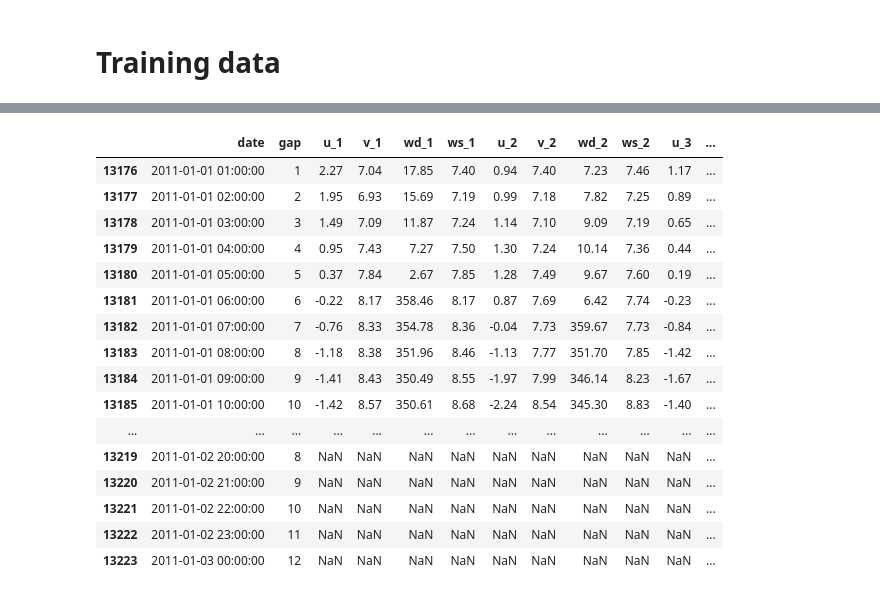
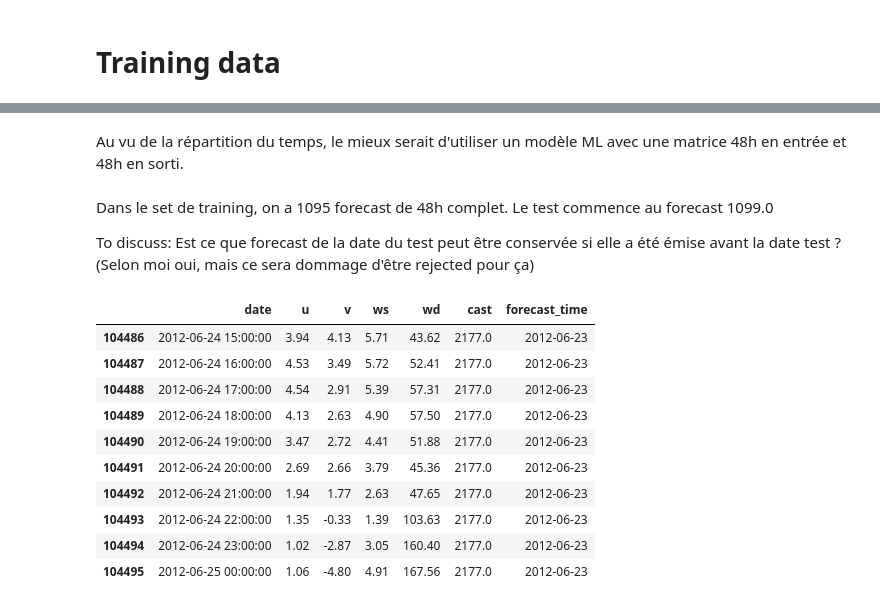
Before and after one commit to MorganeVives/DataChallenge_WP_phase2, a Jupyter notebook: EDA_MV.ipynb, the cells around one changed output, grey strips where cells are left out. Saved outputs shown, nothing was run; the diff lists cells and outputs as text; code cells hidden in the pictures.

```diff
--- a/EDA_MV.ipynb
+++ b/EDA_MV.ipynb
@@ -62,8 +38,8 @@ def adding_hours(h):
     return timedelta(hours = h)
 
 def date_conversion(df):
-    df['date_conv'] = df.date.apply(lambda x: integer2date(x))
+    df['forecast_time'] = df.date.apply(lambda x: integer2date(x))
     df['hours_added'] = df.hors.apply(lambda x: adding_hours(x))
-    df['date'] = df['date_conv'] + df['hours_added']
-    df = df.drop(columns = ['date_conv', 'hours_added', 'hors'], axis = 1)
+    df['date'] = df['forecast_time'] + df['hours_added']
+    df = df.drop(['hours_added', 'hors'], axis = 1)
     return df
@@ -118,3 +68,0 @@ wp_1_training = training_data_1[['date', 'wp1']]
-# %%
-wp_1_forecast = date_conversion(wp_1_forecast)
-wp_1_forecast = finding_batch_forecast(wp_1_forecast)
@@ -158,20 +69,6 @@ wp_1_forecast
-# %%
-wp_1_forecast[(wp_1_forecast.date >= test_start_date) & (wp_1_forecast.date <= test_end_date)].head(48)
-# %% [output]
-|  | date | gap | u_1 | v_1 | wd_1 | ws_1 | u_2 | v_2 | wd_2 | ws_2 | u_3 | ... |
-| 13176 | 2011-01-01 01:00:00 | 1 | 2.27 | 7.04 | 17.85 | 7.40 | 0.94 | 7.40 | 7.23 | 7.46 | 1.17 | ... |
-| 13177 | 2011-01-01 02:00:00 | 2 | 1.95 | 6.93 | 15.69 | 7.19 | 0.99 | 7.18 | 7.82 | 7.25 | 0.89 | ... |
-| 13178 | 2011-01-01 03:00:00 | 3 | 1.49 | 7.09 | 11.87 | 7.24 | 1.14 | 7.10 | 9.09 | 7.19 | 0.65 | ... |
-| 13179 | 2011-01-01 04:00:00 | 4 | 0.95 | 7.43 | 7.27 | 7.50 | 1.30 | 7.24 | 10.14 | 7.36 | 0.44 | ... |
-| 13180 | 2011-01-01 05:00:00 | 5 | 0.37 | 7.84 | 2.67 | 7.85 | 1.28 | 7.49 | 9.67 | 7.60 | 0.19 | ... |
-| 13181 | 2011-01-01 06:00:00 | 6 | -0.22 | 8.17 | 358.46 | 8.17 | 0.87 | 7.69 | 6.42 | 7.74 | -0.23 | ... |
-| 13182 | 2011-01-01 07:00:00 | 7 | -0.76 | 8.33 | 354.78 | 8.36 | -0.04 | 7.73 | 359.67 | 7.73 | -0.84 | ... |
-| 13183 | 2011-01-01 08:00:00 | 8 | -1.18 | 8.38 | 351.96 | 8.46 | -1.13 | 7.77 | 351.70 | 7.85 | -1.42 | ... |
-| 13184 | 2011-01-01 09:00:00 | 9 | -1.41 | 8.43 | 350.49 | 8.55 | -1.97 | 7.99 | 346.14 | 8.23 | -1.67 | ... |
-| 13185 | 2011-01-01 10:00:00 | 10 | -1.42 | 8.57 | 350.61 | 8.68 | -2.24 | 8.54 | 345.30 | 8.83 | -1.40 | ... |
-| ... | ... | ... | ... | ... | ... | ... | ... | ... | ... | ... | ... | ... |
-| 13219 | 2011-01-02 20:00:00 | 8 | NaN | NaN | NaN | NaN | NaN | NaN | NaN | NaN | NaN | ... |
-| 13220 | 2011-01-02 21:00:00 | 9 | NaN | NaN | NaN | NaN | NaN | NaN | NaN | NaN | NaN | ... |
-| 13221 | 2011-01-02 22:00:00 | 10 | NaN | NaN | NaN | NaN | NaN | NaN | NaN | NaN | NaN | ... |
-| 13222 | 2011-01-02 23:00:00 | 11 | NaN | NaN | NaN | NaN | NaN | NaN | NaN | NaN | NaN | ... |
-| 13223 | 2011-01-03 00:00:00 | 12 | NaN | NaN | NaN | NaN | NaN | NaN | NaN | NaN | NaN | ... |
+# %% [markdown]
+Au vu de la répartition du temps, le mieux serait d'utiliser un modèle ML avec une matrice 48h en entrée et 48h en sorti.
+# %% [markdown]
+Dans le set de training, on a 1095 forecast de 48h complet. Le test commence au forecast 1099.0
+
+To discuss: Est ce que forecast de la date du test peut être conservée si elle a été émise avant la date test ? (Selon moi oui, mais ce sera dommage d'être rejected pour ça)
@@ -177,0 +81,16 @@ wp_1_forecast[(wp_1_forecast.date >= test_start_date) & (wp_1_forecast.date <= t
+# %%
+# Converts the date corresponding to the forcast and also the forecast date
+wp_1_forecast = date_conversion(wp_1_forecast)
+wp_1_forecast.tail(10)
+# %% [output]
+|  | date | u | v | ws | wd | cast | forecast_time |
+| 104486 | 2012-06-24 15:00:00 | 3.94 | 4.13 | 5.71 | 43.62 | 2177.0 | 2012-06-23 |
+| 104487 | 2012-06-24 16:00:00 | 4.53 | 3.49 | 5.72 | 52.41 | 2177.0 | 2012-06-23 |
+| 104488 | 2012-06-24 17:00:00 | 4.54 | 2.91 | 5.39 | 57.31 | 2177.0 | 2012-06-23 |
+| 104489 | 2012-06-24 18:00:00 | 4.13 | 2.63 | 4.90 | 57.50 | 2177.0 | 2012-06-23 |
+| 104490 | 2012-06-24 19:00:00 | 3.47 | 2.72 | 4.41 | 51.88 | 2177.0 | 2012-06-23 |
+| 104491 | 2012-06-24 20:00:00 | 2.69 | 2.66 | 3.79 | 45.36 | 2177.0 | 2012-06-23 |
+| 104492 | 2012-06-24 21:00:00 | 1.94 | 1.77 | 2.63 | 47.65 | 2177.0 | 2012-06-23 |
+| 104493 | 2012-06-24 22:00:00 | 1.35 | -0.33 | 1.39 | 103.63 | 2177.0 | 2012-06-23 |
+| 104494 | 2012-06-24 23:00:00 | 1.02 | -2.87 | 3.05 | 160.40 | 2177.0 | 2012-06-23 |
+| 104495 | 2012-06-25 00:00:00 | 1.06 | -4.80 | 4.91 | 167.56 | 2177.0 | 2012-06-23 |
```
Also changed, not shown: parts of 34 cells of this notebook, 1 other file.
